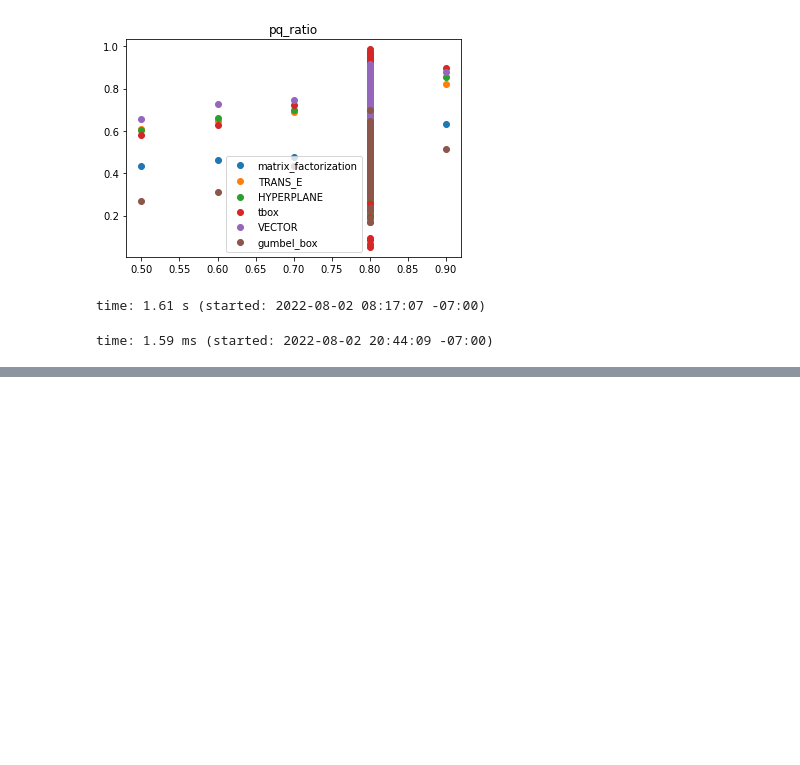
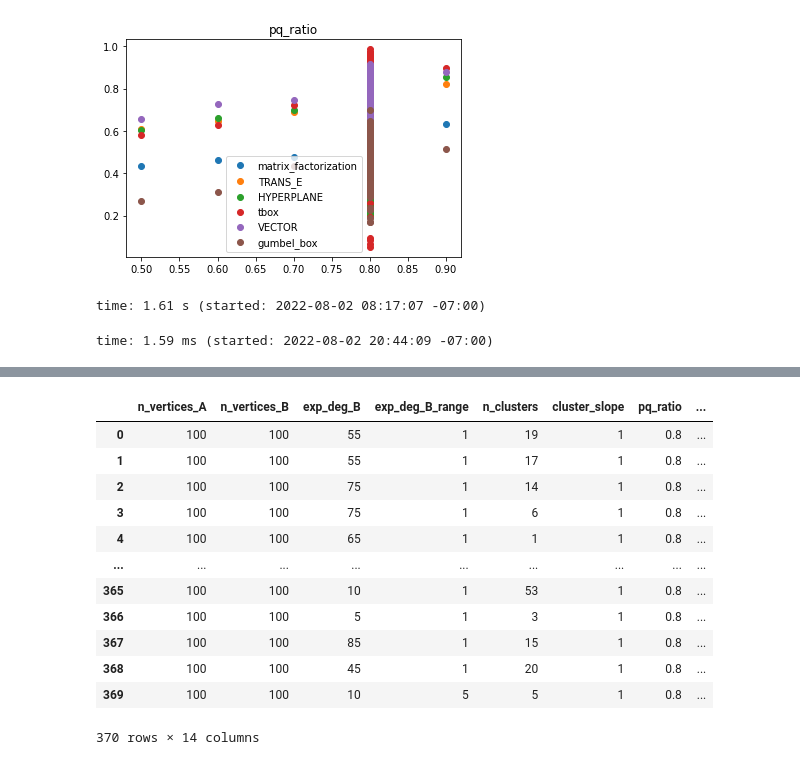
Before and after one commit to WenXinDong2018/bipartite_graph_representation, a Jupyter notebook: src/learning/notebooks/demo.ipynb, the cells around one changed output, grey strips where cells are left out. Cells and saved outputs as stored; diff of their text form; code cells hidden in the pictures; blank space fills up the shorter version.

```diff
--- a/src/learning/notebooks/demo.ipynb
+++ b/src/learning/notebooks/demo.ipynb
@@ -474,0 +563,16 @@ time: 1.59 ms (started: 2022-08-02 20:44:09 -07:00)
+# %%
+result_df
+# %% [output]
+|  | n_vertices_A | n_vertices_B | exp_deg_B | exp_deg_B_range | n_clusters | cluster_slope | pq_ratio | ... |
+| 0 | 100 | 100 | 55 | 1 | 19 | 1 | 0.8 | ... |
+| 1 | 100 | 100 | 55 | 1 | 17 | 1 | 0.8 | ... |
+| 2 | 100 | 100 | 75 | 1 | 14 | 1 | 0.8 | ... |
+| 3 | 100 | 100 | 75 | 1 | 6 | 1 | 0.8 | ... |
+| 4 | 100 | 100 | 65 | 1 | 1 | 1 | 0.8 | ... |
+| ... | ... | ... | ... | ... | ... | ... | ... | ... |
+| 365 | 100 | 100 | 10 | 1 | 53 | 1 | 0.8 | ... |
+| 366 | 100 | 100 | 5 | 1 | 3 | 1 | 0.8 | ... |
+| 367 | 100 | 100 | 85 | 1 | 15 | 1 | 0.8 | ... |
+| 368 | 100 | 100 | 45 | 1 | 20 | 1 | 0.8 | ... |
+| 369 | 100 | 100 | 10 | 5 | 5 | 1 | 0.8 | ... |
+370 rows × 14 columns
```
Also changed, not shown: parts of 17 cells of this notebook, 1 other file.
